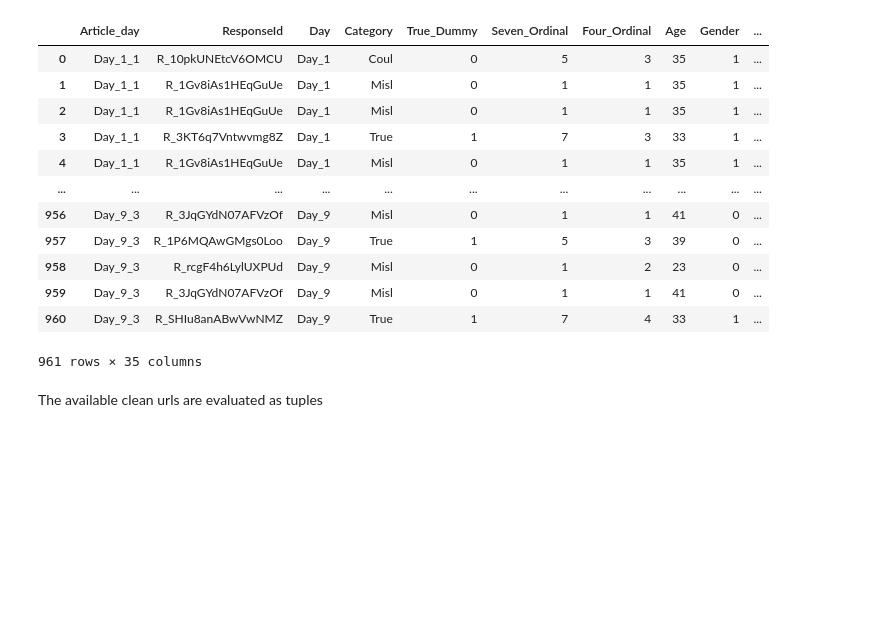
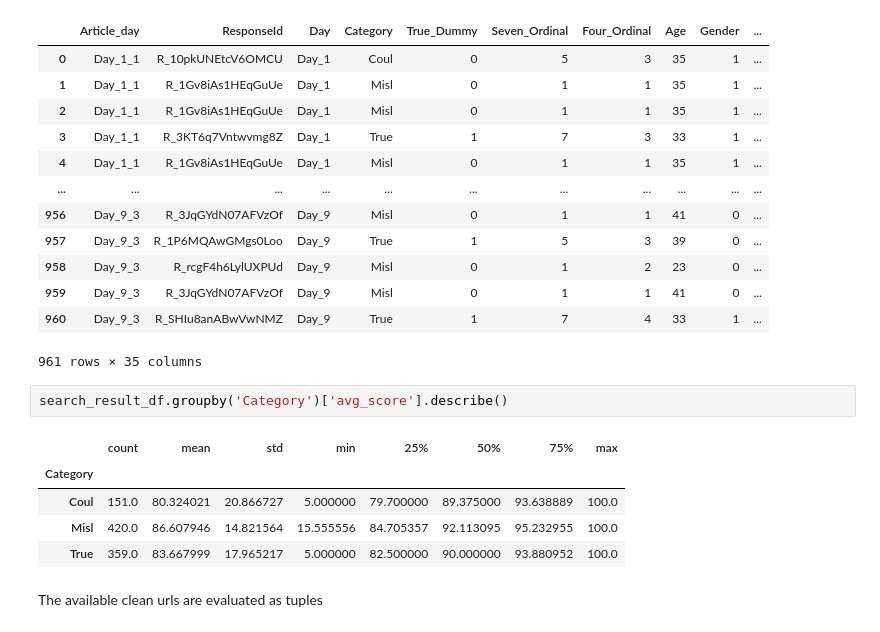
Before and after one commit to danielbauer1860/vericlaim, a Jupyter notebook: label_assignment/label_assignment.ipynb, the cells around one changed output. Drawn from its saved outputs; the diff is of its cells as text; blank space fills up the shorter version.

```diff
--- a/label_assignment/label_assignment.ipynb
+++ b/label_assignment/label_assignment.ipynb
@@ -88,6 +88,14 @@ search_result_df
 | 959 | Day_9_3 | R_3JqGYdN07AFVzOf | Day_9 | Misl | 0 | 1 | 1 | 41 | 0 | ... |
 | 960 | Day_9_3 | R_SHIu8anABwVwNMZ | Day_9 | True | 1 | 7 | 4 | 33 | 1 | ... |
 961 rows × 35 columns
+# %%
+search_result_df.groupby('Category')['avg_score'].describe()
+# %% [output]
+|  | count | mean | std | min | 25% | 50% | 75% | max |
+| Category |  |  |  |  |  |  |  |  |
+| Coul | 151.0 | 80.324021 | 20.866727 | 5.000000 | 79.700000 | 89.375000 | 93.638889 | 100.0 |
+| Misl | 420.0 | 86.607946 | 14.821564 | 15.555556 | 84.705357 | 92.113095 | 95.232955 | 100.0 |
+| True | 359.0 | 83.667999 | 17.965217 | 5.000000 | 82.500000 | 90.000000 | 93.880952 | 100.0 |
 # %% [markdown]
 The available clean urls are evaluated as tuples
 # %%
```
Also changed, not shown: 1 other file.
